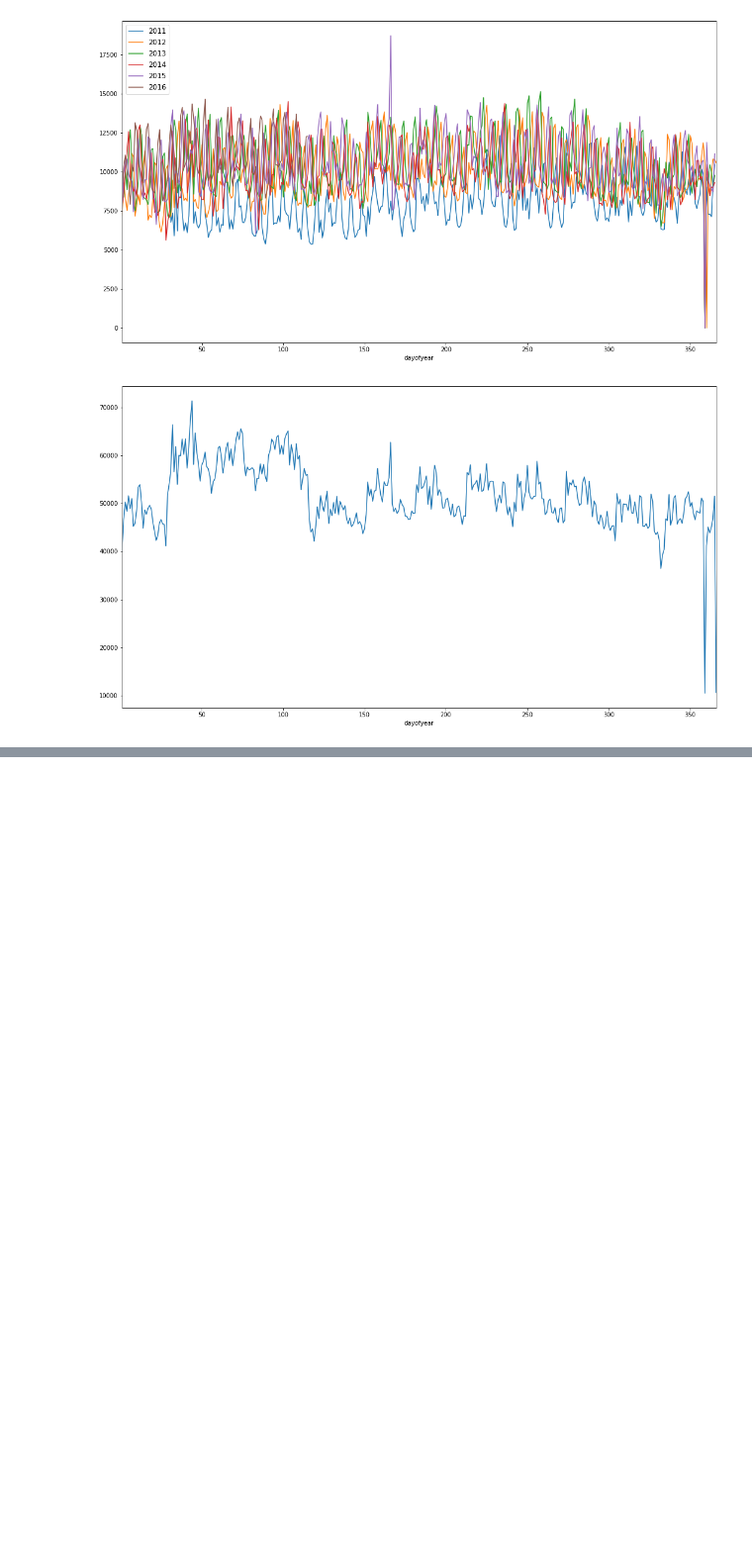
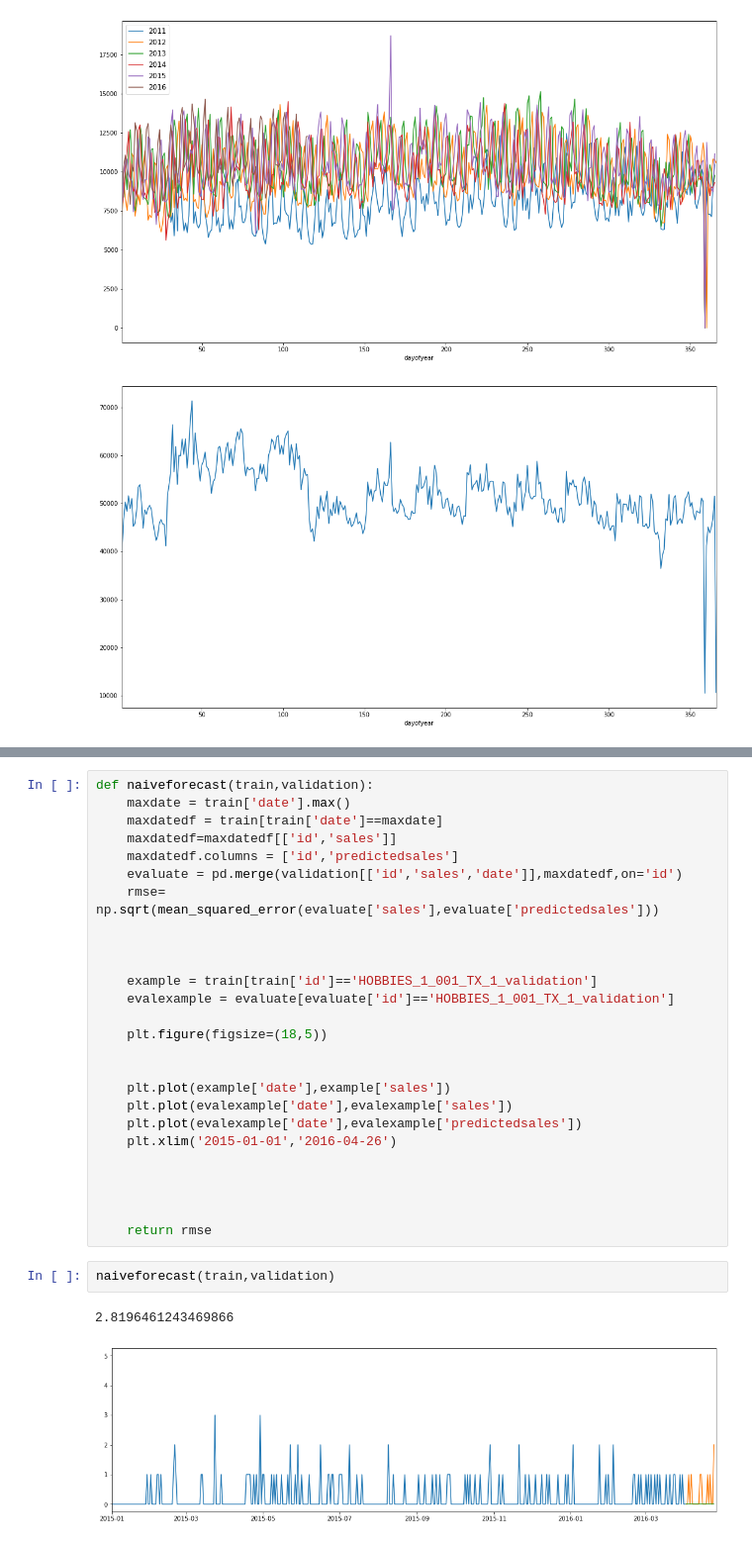
Before and after one commit to Mtaylert/Forecasting, a Jupyter notebook: code/Forecasting.ipynb, the cells around one changed output, grey strips where cells are left out. Shown: that part at 99% size. Saved outputs shown, nothing was run; the diff lists cells and outputs as text; blank space fills up the shorter version.

```diff
--- a/code/Forecasting.ipynb
+++ b/code/Forecasting.ipynb
@@ -148,0 +276,31 @@ See the caveats in the documentation: http://pandas.pydata.org/pandas-docs/stabl
+# %%
+def naiveforecast(train,validation):
+    maxdate = train['date'].max()
+    maxdatedf = train[train['date']==maxdate]
+    maxdatedf=maxdatedf[['id','sales']]
+    maxdatedf.columns = ['id','predictedsales']
+    evaluate = pd.merge(validation[['id','sales','date']],maxdatedf,on='id')
+    rmse= np.sqrt(mean_squared_error(evaluate['sales'],evaluate['predictedsales']))
+
+
+
+    example = train[train['id']=='HOBBIES_1_001_TX_1_validation']
+    evalexample = evaluate[evaluate['id']=='HOBBIES_1_001_TX_1_validation']
+
+    plt.figure(figsize=(18,5))
+
+
+    plt.plot(example['date'],example['sales'])
+    plt.plot(evalexample['date'],evalexample['sales'])
+    plt.plot(evalexample['date'],evalexample['predictedsales'])
+    plt.xlim('2015-01-01','2016-04-26')
+
+
+
+
+    return rmse
+# %%
+naiveforecast(train,validation)
+# %% [output]
+2.8196461243469866
+[figure, added]
```
Also changed, not shown: parts of 26 cells of this notebook.
